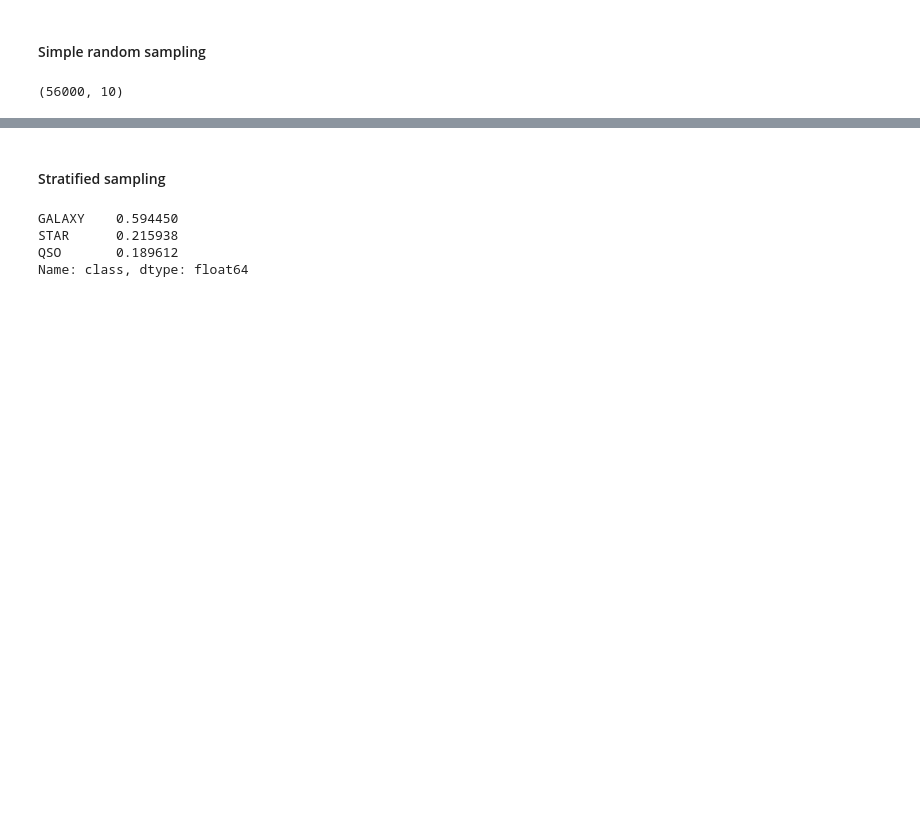
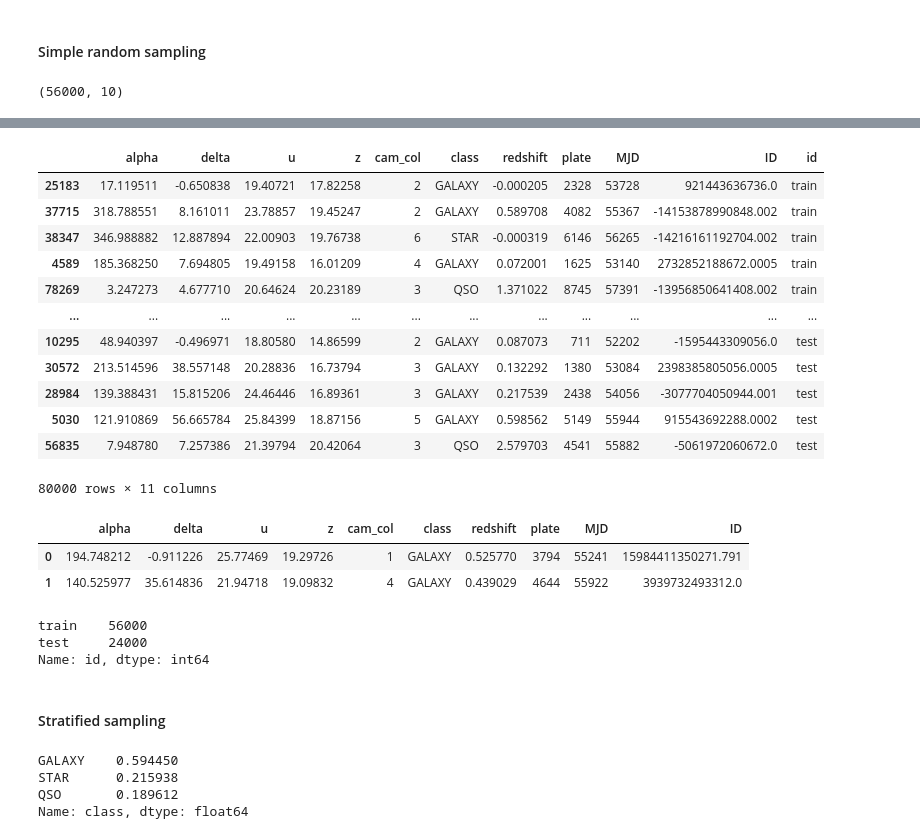
Before and after one commit to MuneraAlRajhi/StellarDatasetML, a Jupyter notebook: Stellar_EDA.ipynb, the cells around one changed output, grey strips where cells are left out. Saved outputs shown, nothing was run; the diff lists cells and outputs as text; code cells hidden in the pictures; blank space fills up the shorter version.

```diff
--- a/Stellar_EDA.ipynb
+++ b/Stellar_EDA.ipynb
@@ -293,10 +298,43 @@ Index(['alpha', 'delta', 'u', 'z', 'cam_col', 'class', 'redshift', 'plate',
-# %%
-train['id'] = 'train'
-test['id'] = 'test'
-
-(ggplot(pd.concat([train, test]), aes(df['class'], color='id'))
- + geom_density()
- + ggtitle("Random sampling with Python"))
+# %%
+# (ggplot(pd.concat([train, test]), aes('alpha', color='id'))
+#  + geom_density()
+#  + ggtitle("Random sampling Distribution"))
+
+# (
+#     ggplot(df, aes(x=pd.concat([train, test]), color='id'))
+#     + geom_density(alpha=0.1)
+# )
+split = pd.concat([train, test])
+split
+
+# ggplot(aes(x=pd.concat([train, test]), color='id'), data=df) + geom_density()
+# %% [output]
+|  | alpha | delta | u | z | cam_col | class | redshift | plate | MJD | ID | id |
+| 25183 | 17.119511 | -0.650838 | 19.40721 | 17.82258 | 2 | GALAXY | -0.000205 | 2328 | 53728 | 921443636736.0 | train |
+| 37715 | 318.788551 | 8.161011 | 23.78857 | 19.45247 | 2 | GALAXY | 0.589708 | 4082 | 55367 | -14153878990848.002 | train |
+| 38347 | 346.988882 | 12.887894 | 22.00903 | 19.76738 | 6 | STAR | -0.000319 | 6146 | 56265 | -14216161192704.002 | train |
+| 4589 | 185.368250 | 7.694805 | 19.49158 | 16.01209 | 4 | GALAXY | 0.072001 | 1625 | 53140 | 2732852188672.0005 | train |
+| 78269 | 3.247273 | 4.677710 | 20.64624 | 20.23189 | 3 | QSO | 1.371022 | 8745 | 57391 | -13956850641408.002 | train |
+| ... | ... | ... | ... | ... | ... | ... | ... | ... | ... | ... | ... |
+| 10295 | 48.940397 | -0.496971 | 18.80580 | 14.86599 | 2 | GALAXY | 0.087073 | 711 | 52202 | -1595443309056.0 | test |
+| 30572 | 213.514596 | 38.557148 | 20.28836 | 16.73794 | 3 | GALAXY | 0.132292 | 1380 | 53084 | 2398385805056.0005 | test |
+| 28984 | 139.388431 | 15.815206 | 24.46446 | 16.89361 | 3 | GALAXY | 0.217539 | 2438 | 54056 | -3077704050944.001 | test |
+| 5030 | 121.910869 | 56.665784 | 25.84399 | 18.87156 | 5 | GALAXY | 0.598562 | 5149 | 55944 | 915543692288.0002 | test |
+| 56835 | 7.948780 | 7.257386 | 21.39794 | 20.42064 | 3 | QSO | 2.579703 | 4541 | 55882 | -5061972060672.0 | test |
+80000 rows × 11 columns
+# %%
+df.head(2)
+# %% [output]
+|  | alpha | delta | u | z | cam_col | class | redshift | plate | MJD | ID |
+| 0 | 194.748212 | -0.911226 | 25.77469 | 19.29726 | 1 | GALAXY | 0.525770 | 3794 | 55241 | 15984411350271.791 |
+| 1 | 140.525977 | 35.614836 | 21.94718 | 19.09832 | 4 | GALAXY | 0.439029 | 4644 | 55922 | 3939732493312.0 |
+# %%
+
+split['id'].value_counts()
+# %% [output]
+train    56000
+test     24000
+Name: id, dtype: int64
 # %% [markdown]
 #### Stratified sampling
 # %%
```
Also changed, not shown: parts of 2 cells of this notebook.
